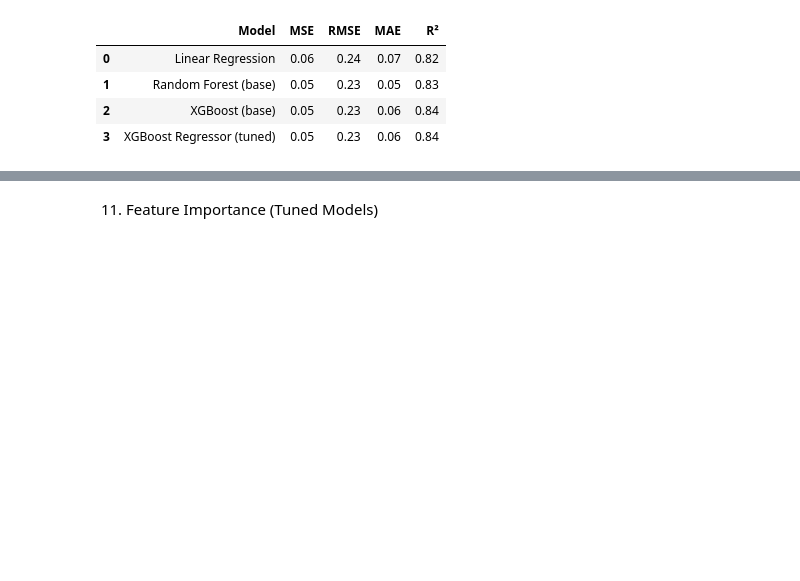
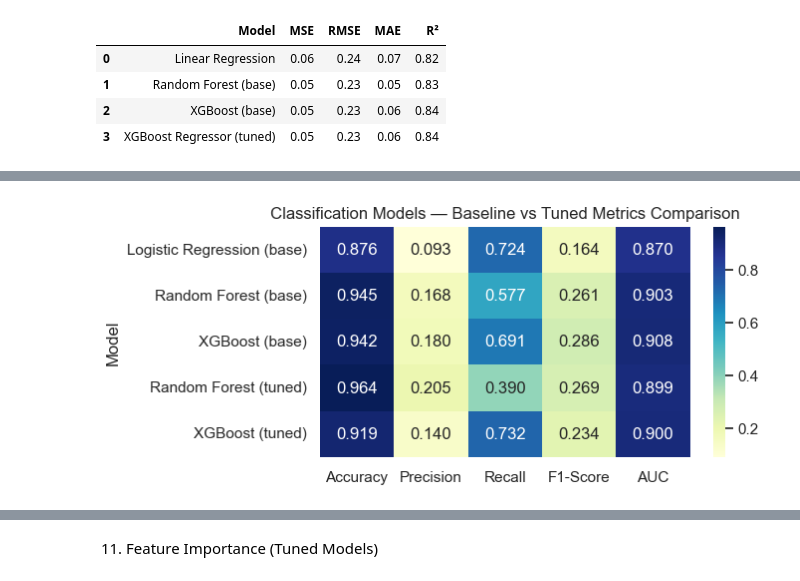
Before and after one commit to Rajabboev/hybrid_credit_risk_ML, a Jupyter notebook: Notebooks/hybrid_ml_credit_risk_16577.ipynb, the cells around one changed output, grey strips where cells are left out. Cells and saved outputs as stored; diff of their text form; code cells hidden in the pictures; blank space fills up the shorter version.

```diff
--- a/Notebooks/hybrid_ml_credit_risk_16577.ipynb
+++ b/Notebooks/hybrid_ml_credit_risk_16577.ipynb
@@ -848,0 +902,7 @@ pd.concat([results_reg_baseline, results_reg_tuned], ignore_index=True)
+# %%
+plt.figure(figsize=(6,3))
+sns.heatmap(class_compare, annot=True, cmap="YlGnBu", fmt=".3f")
+plt.title("Classification Models — Baseline vs Tuned Metrics Comparison")
+plt.show()
+# %% [output]
+[figure, added]
```
Also changed, not shown: parts of 14 cells of this notebook.
